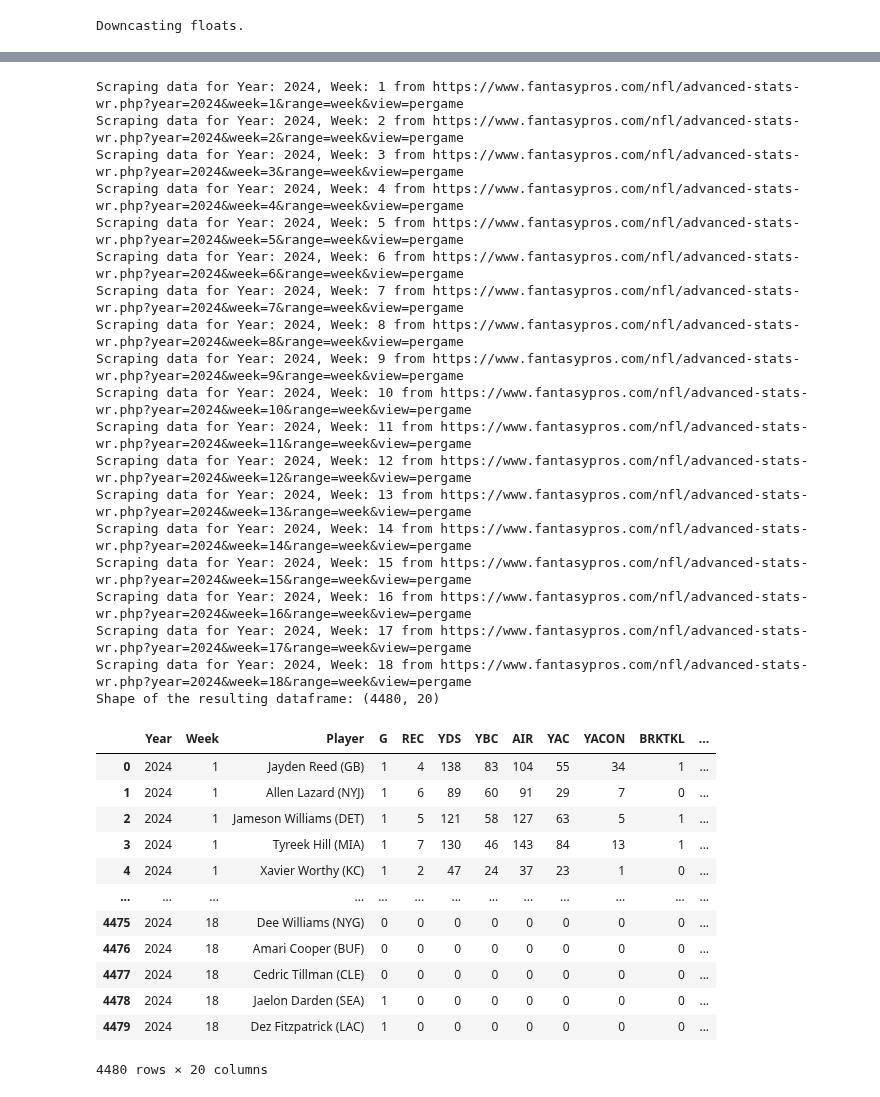
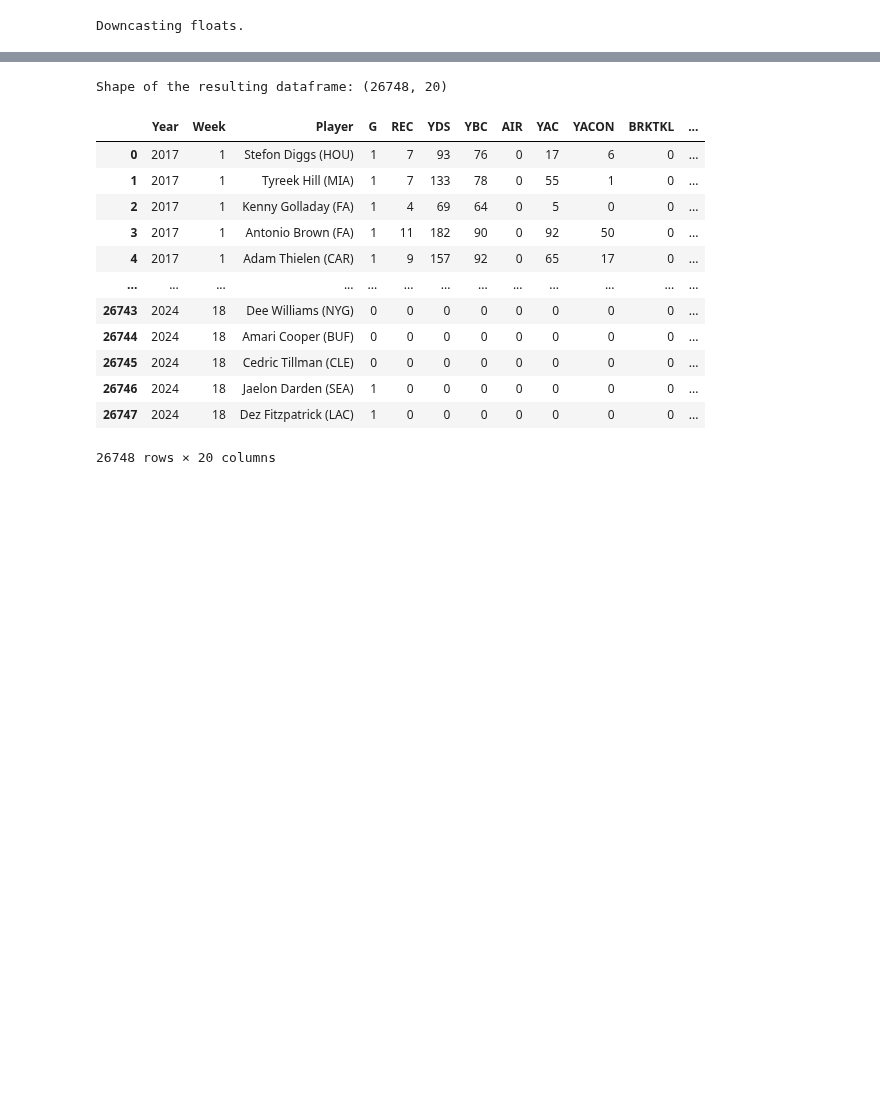
Before and after one commit to ARCtechmo/fanfav, a Jupyter notebook: wr_df.ipynb, the cells around one changed output, grey strips where cells are left out. Cells and saved outputs as stored; diff of their text form; code cells hidden in the pictures; blank space fills up the shorter version.

```diff
--- a/wr_df.ipynb
+++ b/wr_df.ipynb
@@ -333,7 +355,7 @@ def wr_scrape_fantasypros_advanced_stats(start_year, end_year):
         try:
             # Construct URL
             url = f"https://www.fantasypros.com/nfl/advanced-stats-wr.php?year={year}&week={week}&range=week&view=pergame"
-            print(f"Scraping data for Year: {year}, Week: {week} from {url}")
+            # print(f"Scraping data for Year: {year}, Week: {week} from {url}")
 
             # Send GET request
             response = requests.get(url)
@@ -352,66 +374,48 @@ def wr_scrape_fantasypros_advanced_stats(start_year, end_year):
                 if len(row_data) == len(table_headers):  # Ensure the row matches headers
                     all_data.append([year, week] + row_data)
 
             # Random delay to avoid server overload
             time.sleep(uniform(0.3, 0.9))
 
         except Exception as e:
             print(f"Error occurred while scraping Year: {year}, Week: {week}: {e}")
 
     # Convert data to DataFrame
     column_names = ['Year', 'Week'] + table_headers
     wr_fp_advanced_stats_df = pd.DataFrame(all_data, columns=column_names)
 
     # Drop the 'Rank' column if it exists
     if 'Rank' in wr_fp_advanced_stats_df.columns:
         wr_fp_advanced_stats_df = wr_fp_advanced_stats_df.drop(columns=['Rank'])
 
     return wr_fp_advanced_stats_df
 
-# Test for year 2024 only
-wr_fp_advanced_stats_df = wr_scrape_fantasypros_advanced_stats(2024, 2024)
+# define the years
+wr_fp_advanced_stats_df = wr_scrape_fantasypros_advanced_stats(2017, 2024)
 
 # Display the resulting dataframe shape
 print(f"Shape of the resulting dataframe: {wr_fp_advanced_stats_df.shape}")
 
 # Display the resulting dataframe
 display(wr_fp_advanced_stats_df)
 
 # Save to CSV with the updated name
 # wr_fp_advanced_stats_df.to_csv("fantasypros_wr_advanced_stats.csv", index=False)
 # %% [output]
-Scraping data for Year: 2024, Week: 1 from https://www.fantasypros.com/nfl/advanced-stats-wr.php?year=2024&week=1&range=week&view=pergame
-Scraping data for Year: 2024, Week: 2 from https://www.fantasypros.com/nfl/advanced-stats-wr.php?year=2024&week=2&range=week&view=pergame
-Scraping data for Year: 2024, Week: 3 from https://www.fantasypros.com/nfl/advanced-stats-wr.php?year=2024&week=3&range=week&view=pergame
-Scraping data for Year: 2024, Week: 4 from https://www.fantasypros.com/nfl/advanced-stats-wr.php?year=2024&week=4&range=week&view=pergame
-Scraping data for Year: 2024, Week: 5 from https://www.fantasypros.com/nfl/advanced-stats-wr.php?year=2024&week=5&range=week&view=pergame
-Scraping data for Year: 2024, Week: 6 from https://www.fantasypros.com/nfl/advanced-stats-wr.php?year=2024&week=6&range=week&view=pergame
-Scraping data for Year: 2024, Week: 7 from https://www.fantasypros.com/nfl/advanced-stats-wr.php?year=2024&week=7&range=week&view=pergame
-Scraping data for Year: 2024, Week: 8 from https://www.fantasypros.com/nfl/advanced-stats-wr.php?year=2024&week=8&range=week&view=pergame
-Scraping data for Year: 2024, Week: 9 from https://www.fantasypros.com/nfl/advanced-stats-wr.php?year=2024&week=9&range=week&view=pergame
-Scraping data for Year: 2024, Week: 10 from https://www.fantasypros.com/nfl/advanced-stats-wr.php?year=2024&week=10&range=week&view=pergame
-Scraping data for Year: 2024, Week: 11 from https://www.fantasypros.com/nfl/advanced-stats-wr.php?year=2024&week=11&range=week&view=pergame
-Scraping data for Year: 2024, Week: 12 from https://www.fantasypros.com/nfl/advanced-stats-wr.php?year=2024&week=12&range=week&view=pergame
-Scraping data for Year: 2024, Week: 13 from https://www.fantasypros.com/nfl/advanced-stats-wr.php?year=2024&week=13&range=week&view=pergame
-Scraping data for Year: 2024, Week: 14 from https://www.fantasypros.com/nfl/advanced-stats-wr.php?year=2024&week=14&range=week&view=pergame
-Scraping data for Year: 2024, Week: 15 from https://www.fantasypros.com/nfl/advanced-stats-wr.php?year=2024&week=15&range=week&view=pergame
-Scraping data for Year: 2024, Week: 16 from https://www.fantasypros.com/nfl/advanced-stats-wr.php?year=2024&week=16&range=week&view=pergame
-Scraping data for Year: 2024, Week: 17 from https://www.fantasypros.com/nfl/advanced-stats-wr.php?year=2024&week=17&range=week&view=pergame
-Scraping data for Year: 2024, Week: 18 from https://www.fantasypros.com/nfl/advanced-stats-wr.php?year=2024&week=18&range=week&view=pergame
-Shape of the resulting dataframe: (4480, 20)
+Shape of the resulting dataframe: (26748, 20)
 |  | Year | Week | Player | G | REC | YDS | YBC | AIR | YAC | YACON | BRKTKL | ... |
-| 0 | 2024 | 1 | Jayden Reed (GB) | 1 | 4 | 138 | 83 | 104 | 55 | 34 | 1 | ... |
-| 1 | 2024 | 1 | Allen Lazard (NYJ) | 1 | 6 | 89 | 60 | 91 | 29 | 7 | 0 | ... |
-| 2 | 2024 | 1 | Jameson Williams (DET) | 1 | 5 | 121 | 58 | 127 | 63 | 5 | 1 | ... |
-| 3 | 2024 | 1 | Tyreek Hill (MIA) | 1 | 7 | 130 | 46 | 143 | 84 | 13 | 1 | ... |
-| 4 | 2024 | 1 | Xavier Worthy (KC) | 1 | 2 | 47 | 24 | 37 | 23 | 1 | 0 | ... |
+| 0 | 2017 | 1 | Stefon Diggs (HOU) | 1 | 7 | 93 | 76 | 0 | 17 | 6 | 0 | ... |
+| 1 | 2017 | 1 | Tyreek Hill (MIA) | 1 | 7 | 133 | 78 | 0 | 55 | 1 | 0 | ... |
+| 2 | 2017 | 1 | Kenny Golladay (FA) | 1 | 4 | 69 | 64 | 0 | 5 | 0 | 0 | ... |
+| 3 | 2017 | 1 | Antonio Brown (FA) | 1 | 11 | 182 | 90 | 0 | 92 | 50 | 0 | ... |
+| 4 | 2017 | 1 | Adam Thielen (CAR) | 1 | 9 | 157 | 92 | 0 | 65 | 17 | 0 | ... |
 | ... | ... | ... | ... | ... | ... | ... | ... | ... | ... | ... | ... | ... |
-| 4475 | 2024 | 18 | Dee Williams (NYG) | 0 | 0 | 0 | 0 | 0 | 0 | 0 | 0 | ... |
-| 4476 | 2024 | 18 | Amari Cooper (BUF) | 0 | 0 | 0 | 0 | 0 | 0 | 0 | 0 | ... |
-| 4477 | 2024 | 18 | Cedric Tillman (CLE) | 0 | 0 | 0 | 0 | 0 | 0 | 0 | 0 | ... |
-| 4478 | 2024 | 18 | Jaelon Darden (SEA) | 1 | 0 | 0 | 0 | 0 | 0 | 0 | 0 | ... |
-| 4479 | 2024 | 18 | Dez Fitzpatrick (LAC) | 1 | 0 | 0 | 0 | 0 | 0 | 0 | 0 | ... |
+| 26743 | 2024 | 18 | Dee Williams (NYG) | 0 | 0 | 0 | 0 | 0 | 0 | 0 | 0 | ... |
+| 26744 | 2024 | 18 | Amari Cooper (BUF) | 0 | 0 | 0 | 0 | 0 | 0 | 0 | 0 | ... |
+| 26745 | 2024 | 18 | Cedric Tillman (CLE) | 0 | 0 | 0 | 0 | 0 | 0 | 0 | 0 | ... |
+| 26746 | 2024 | 18 | Jaelon Darden (SEA) | 1 | 0 | 0 | 0 | 0 | 0 | 0 | 0 | ... |
+| 26747 | 2024 | 18 | Dez Fitzpatrick (LAC) | 1 | 0 | 0 | 0 | 0 | 0 | 0 | 0 | ... |
-4480 rows × 20 columns
+26748 rows × 20 columns
 # %%
 # Output: a dataframe of weekly WR fantasy points and % rostered data from FantasyPros
 # Scrape the weekly WR fantasy points column and the % rostered from the FantasyPros website
```
Also changed, not shown: parts of 19 cells of this notebook.
